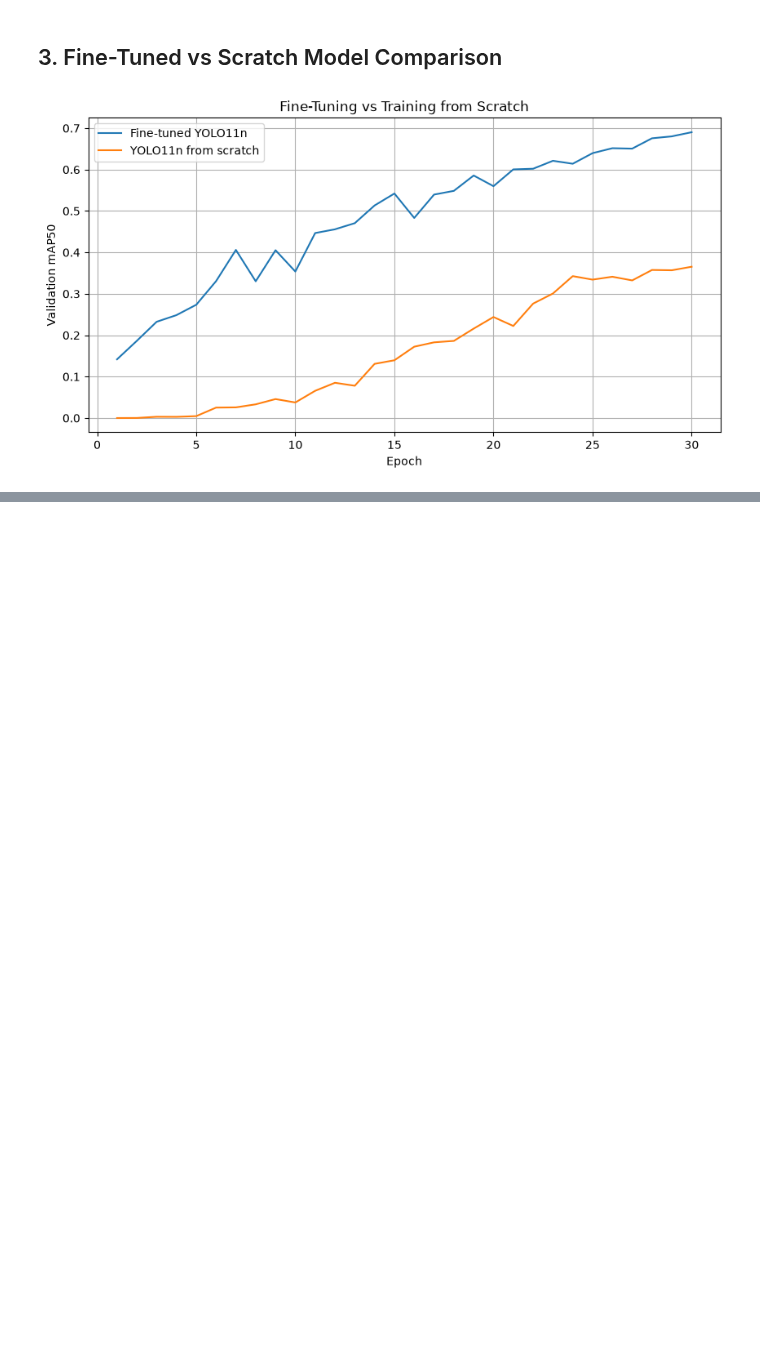
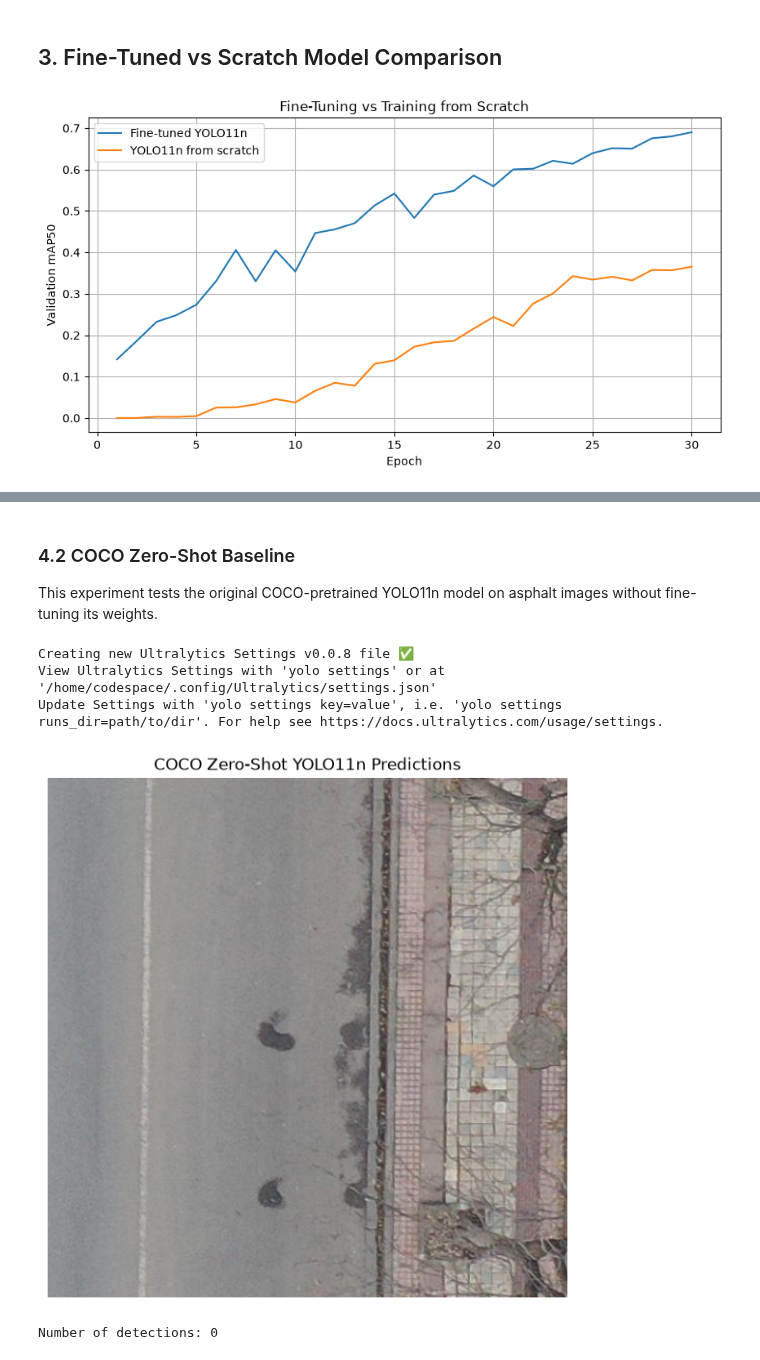
Before and after one commit to 94921234/daiist-assignment-2, a Jupyter notebook: train.ipynb, the cells around one changed output, grey strips where cells are left out. Drawn from its saved outputs; the diff is of its cells as text; code cells hidden in the pictures; blank space fills up the shorter version.

```diff
--- a/train.ipynb
+++ b/train.ipynb
@@ -324,0 +366,57 @@ plt.show()
+# %% [markdown]
+### 4.2 COCO Zero-Shot Baseline
+
+This experiment tests the original COCO-pretrained YOLO11n model on asphalt images without fine-tuning its weights.
+# %%
+from ultralytics import YOLO
+from pathlib import Path
+import matplotlib.pyplot as plt
+
+# Load original COCO-pretrained model
+coco_model = YOLO("yolo11n.pt")
+
+# Find a training image labeled with a pothole
+labels_folder = Path("data/asphalt/train/labels")
+
+pothole_label = next(
+    file for file in sorted(labels_folder.glob("*.txt"))
+    if any(
+        line.split()[0] == "3"
+        for line in file.read_text().splitlines()
+        if line.strip()
+    )
+)
+
+image_path = Path("data/asphalt/train/images") / (
+    pothole_label.stem + ".jpg"
+)
+
+# Make predictions without any asphalt fine-tuning
+prediction = coco_model.predict(
+    source=str(image_path),
+    conf=0.25,
+    imgsz=640,
+    device="cpu",
+    verbose=False
+)[0]
+
+# Display predictions
+plt.figure(figsize=(9, 7))
+plt.imshow(prediction.plot()[:, :, ::-1])
+plt.title("COCO Zero-Shot YOLO11n Predictions")
+plt.axis("off")
+plt.show()
+
+# Print detected classes
+print("Number of detections:", len(prediction.boxes))
+
+for box in prediction.boxes:
+    class_id = int(box.cls.item())
+    confidence = float(box.conf.item())
+    print(coco_model.names[class_id], round(confidence, 3))
+# %% [output]
+Creating new Ultralytics Settings v0.0.8 file ✅
+View Ultralytics Settings with 'yolo settings' or at '/home/codespace/.config/Ultralytics/settings.json'
+Update Settings with 'yolo settings key=value', i.e. 'yolo settings runs_dir=path/to/dir'. For help see https://docs.ultralytics.com/usage/settings.
+[figure, added]
+Number of detections: 0
```
Also changed, not shown: parts of 7 cells of this notebook, 1 other file.
